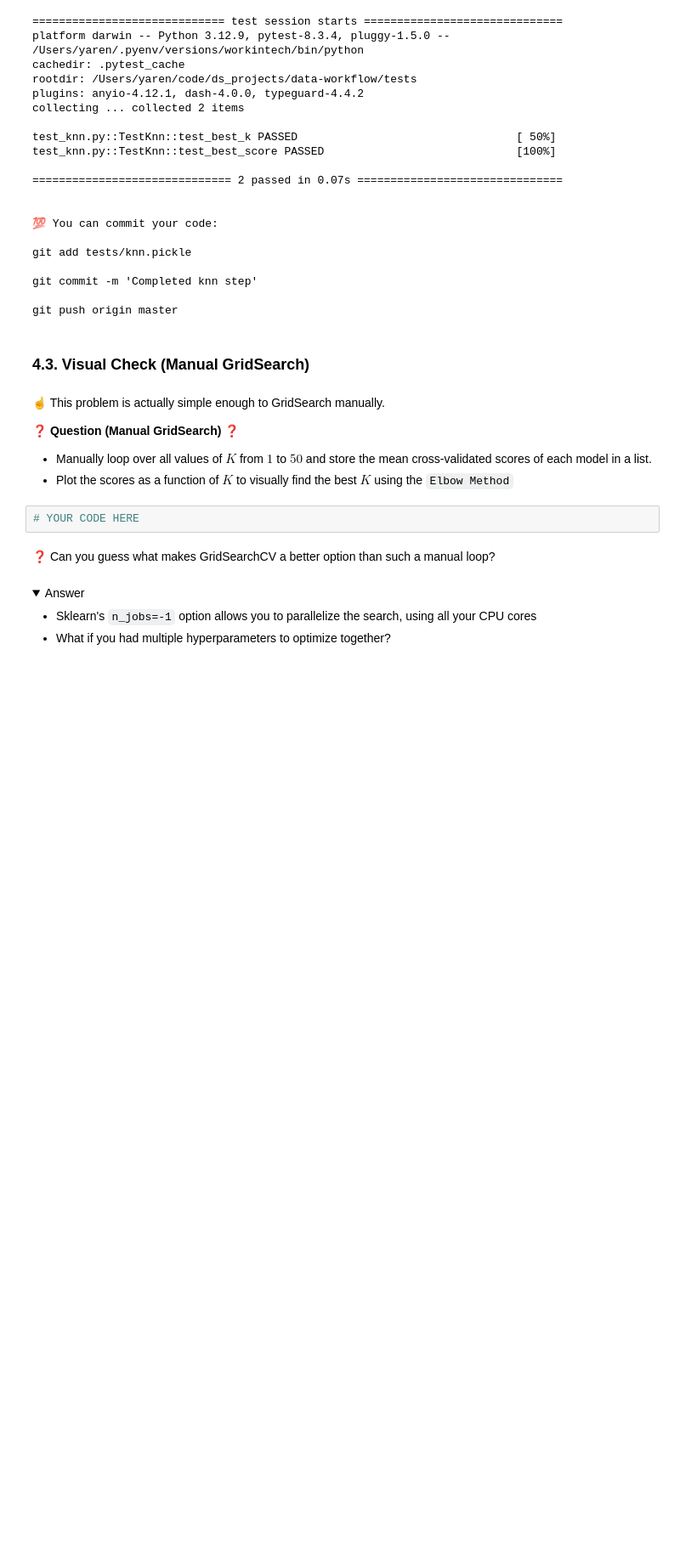
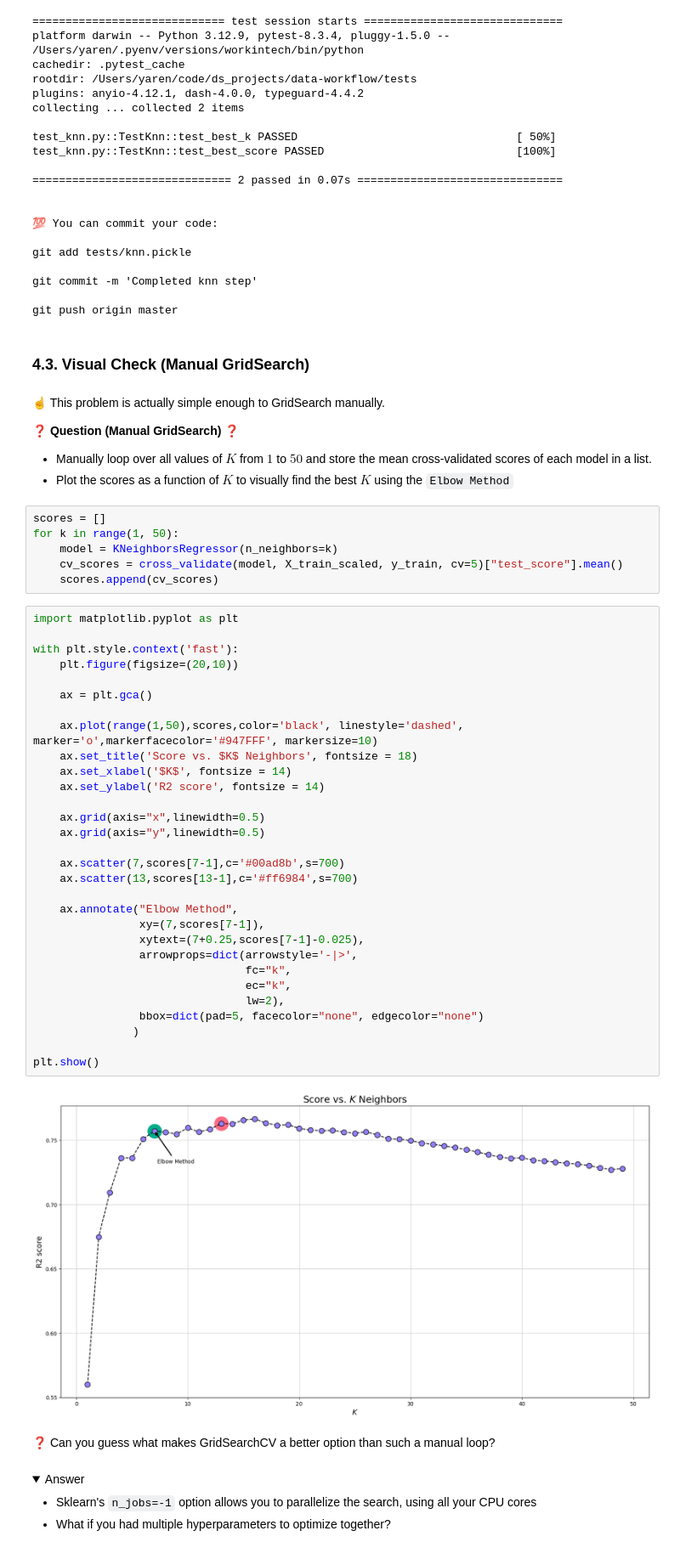
Before and after one commit to itsyeren/data-workflow, a Jupyter notebook: Workflow.ipynb, the cells around one changed output. Shown at 85% size. Saved outputs shown, nothing was run; the diff lists cells and outputs as text; folded sections open; blank space fills up the shorter version.

```diff
--- a/Workflow.ipynb
+++ b/Workflow.ipynb
@@ -187,8 +187,44 @@ git push origin master
 
 - Manually loop over all values of $K$ from $1$ to $50$ and store the mean cross-validated scores of each model in a list.
 - Plot the scores as a function of $K$ to visually find the best $K$ using the `Elbow Method`
-# %%
-# YOUR CODE HERE
+# %%
+scores = []
+for k in range(1, 50):
+    model = KNeighborsRegressor(n_neighbors=k)
+    cv_scores = cross_validate(model, X_train_scaled, y_train, cv=5)["test_score"].mean()
+    scores.append(cv_scores)
+# %%
+import matplotlib.pyplot as plt
+
+with plt.style.context('fast'):
+    plt.figure(figsize=(20,10))
+
+    ax = plt.gca()
+
+    ax.plot(range(1,50),scores,color='black', linestyle='dashed', marker='o',markerfacecolor='#947FFF', markersize=10)
+    ax.set_title('Score vs. $K$ Neighbors', fontsize = 18)
+    ax.set_xlabel('$K$', fontsize = 14)
+    ax.set_ylabel('R2 score', fontsize = 14)
+
+    ax.grid(axis="x",linewidth=0.5)
+    ax.grid(axis="y",linewidth=0.5)
+
+    ax.scatter(7,scores[7-1],c='#00ad8b',s=700)
+    ax.scatter(13,scores[13-1],c='#ff6984',s=700)
+
+    ax.annotate("Elbow Method",
+                xy=(7,scores[7-1]),
+                xytext=(7+0.25,scores[7-1]-0.025),
+                arrowprops=dict(arrowstyle='-|>',
+                                fc="k",
+                                ec="k",
+                                lw=2),
+                bbox=dict(pad=5, facecolor="none", edgecolor="none")
+               )
+
+plt.show()
+# %% [output]
+[figure, added]
 # %% [markdown]
 ❓ Can you guess what makes GridSearchCV a better option than such a manual loop?
 # %% [markdown]
```
Also changed, not shown: parts of 15 cells of this notebook, 1 other file.
